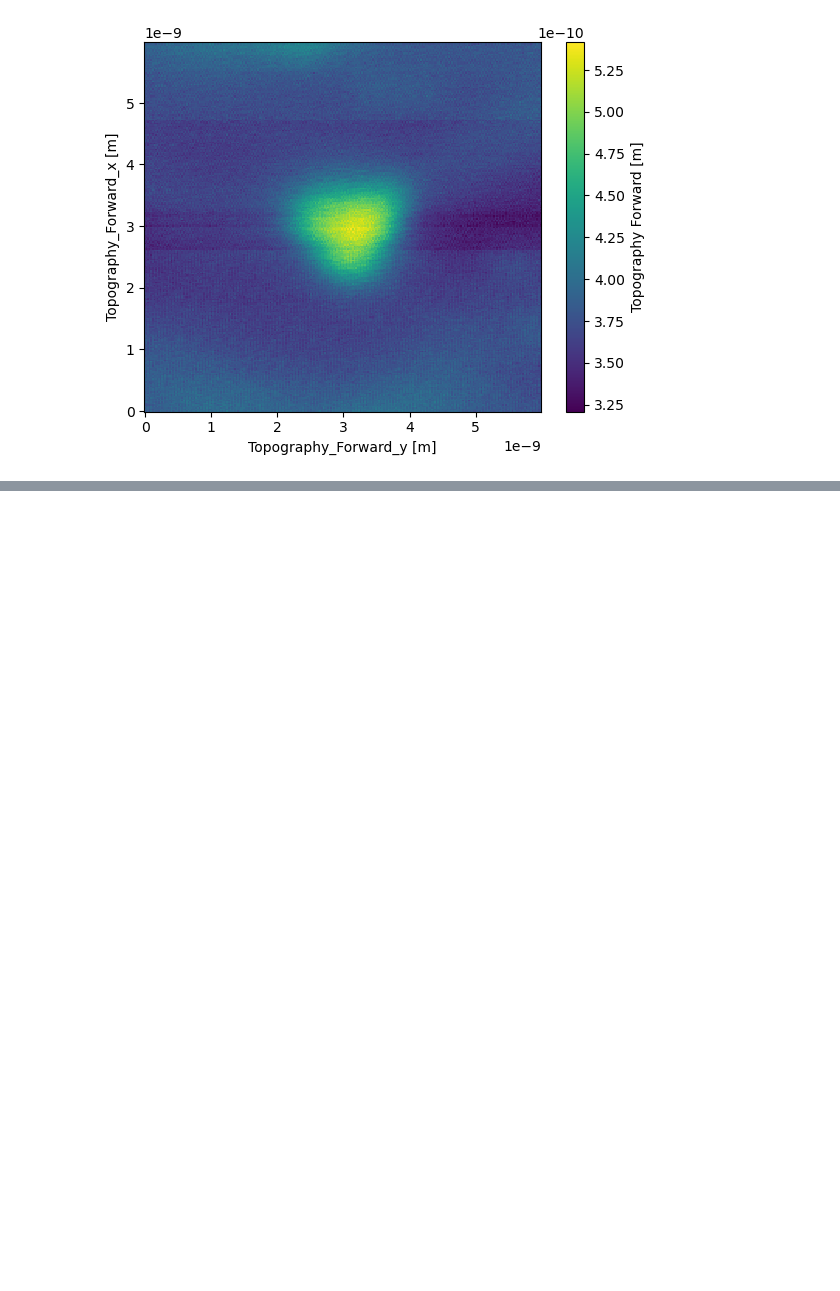
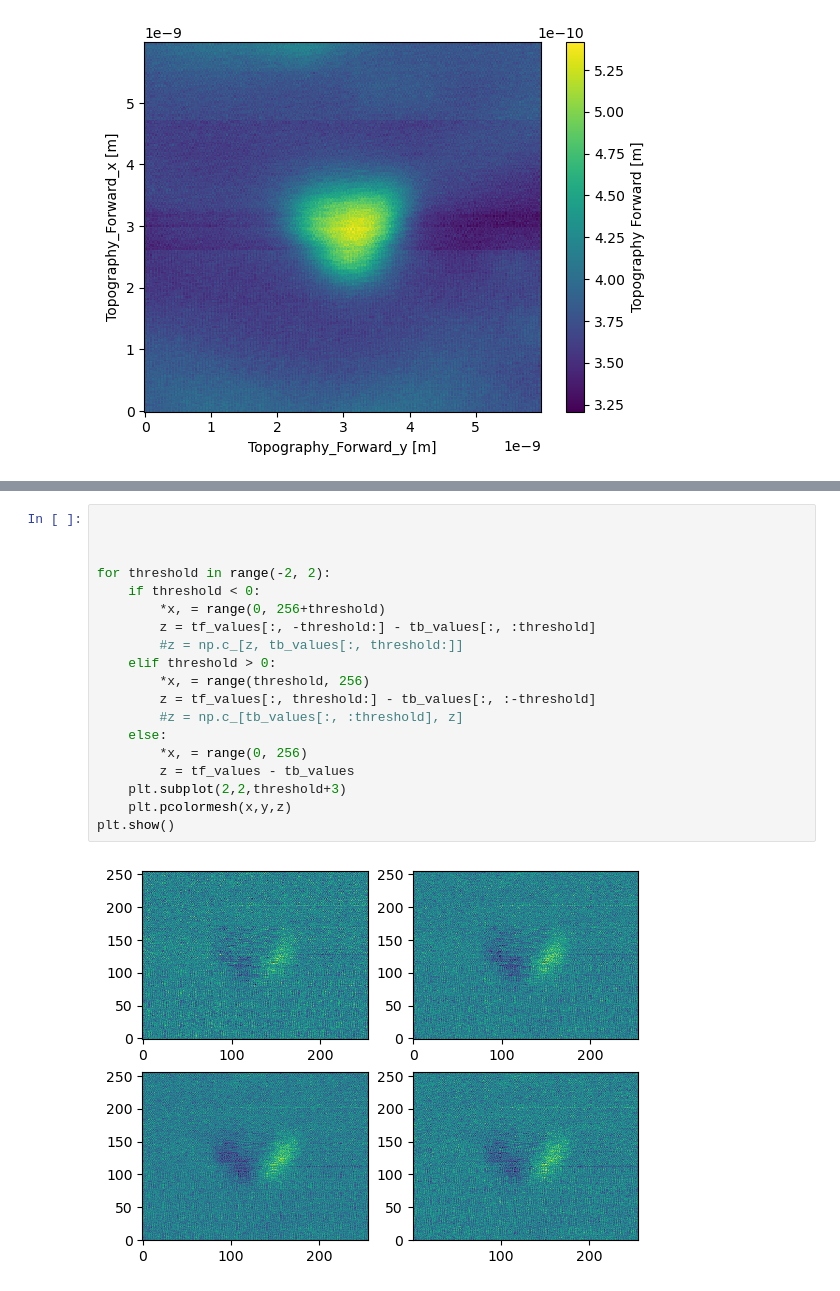
Before and after one commit to lucasosiewicz/STM-analyzer, a Jupyter notebook: battlefield.ipynb, the cells around one changed output, grey strips where cells are left out. Cells and saved outputs as stored; diff of their text form; blank space fills up the shorter version.

```diff
--- a/battlefield.ipynb
+++ b/battlefield.ipynb
@@ -395,0 +378,21 @@ matplotlib.axes._axes.Axes
+# %%
+
+
+
+for threshold in range(-2, 2):
+    if threshold < 0:
+        *x, = range(0, 256+threshold)
+        z = tf_values[:, -threshold:] - tb_values[:, :threshold]
+        #z = np.c_[z, tb_values[:, threshold:]]
+    elif threshold > 0:
+        *x, = range(threshold, 256)
+        z = tf_values[:, threshold:] - tb_values[:, :-threshold]
+        #z = np.c_[tb_values[:, :threshold], z]
+    else:
+        *x, = range(0, 256)
+        z = tf_values - tb_values
+    plt.subplot(2,2,threshold+3)
+    plt.pcolormesh(x,y,z)
+plt.show()
+# %% [output]
+[figure, added]
```
Also changed, not shown: parts of 9 cells of this notebook, 9 other files.
